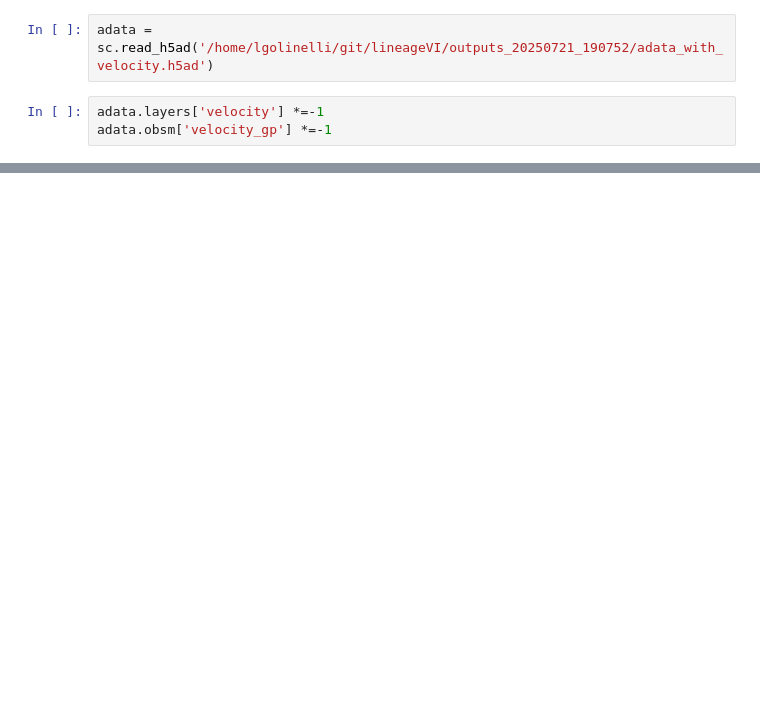
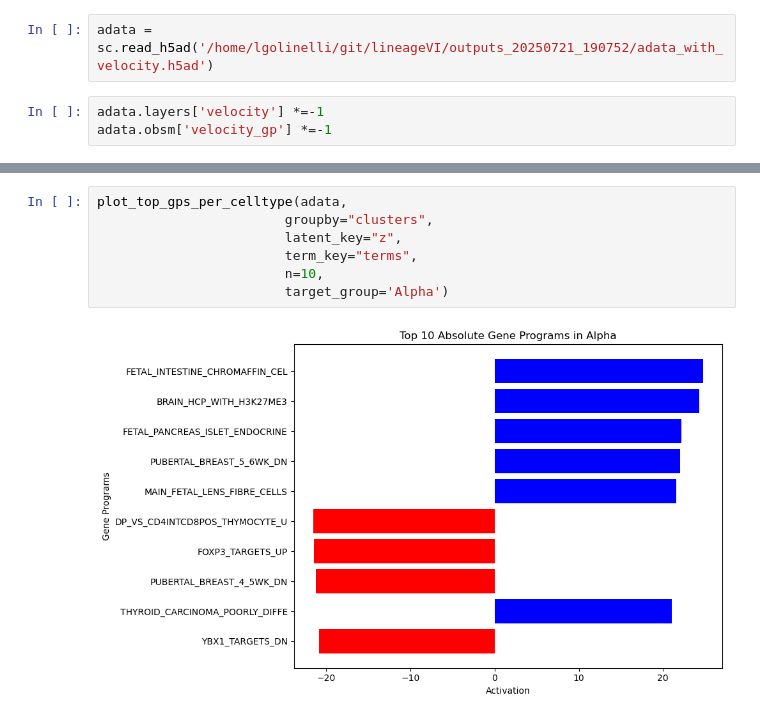
Before and after one commit to leonardogolinelli/lineageVI, a Jupyter notebook: downstream_notebook.ipynb, the cells around one changed output, grey strips where cells are left out. Saved outputs shown, nothing was run; the diff lists cells and outputs as text; blank space fills up the shorter version.

```diff
--- a/downstream_notebook.ipynb
+++ b/downstream_notebook.ipynb
@@ -66,0 +85,9 @@ computing velocity embedding
+# %%
+plot_top_gps_per_celltype(adata,
+                        groupby="clusters",
+                        latent_key="z",
+                        term_key="terms",
+                        n=10,
+                        target_group='Alpha')
+# %% [output]
+[figure, added]
```
Also changed, not shown: parts of 19 cells of this notebook, 6 other files.
